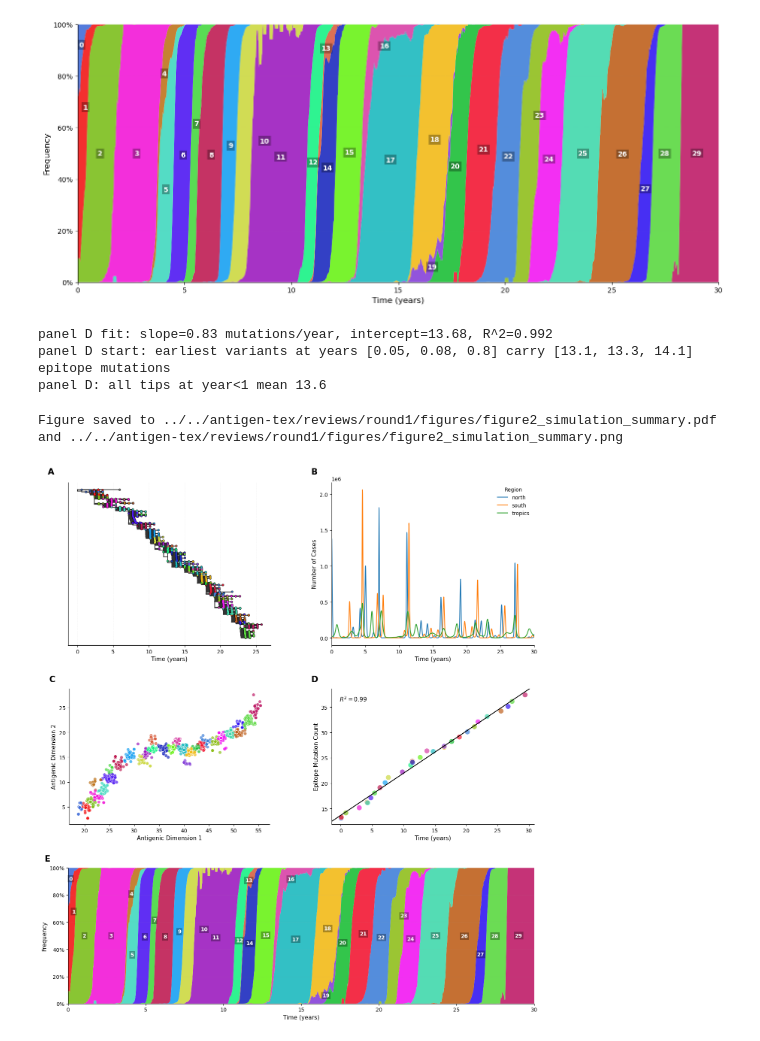
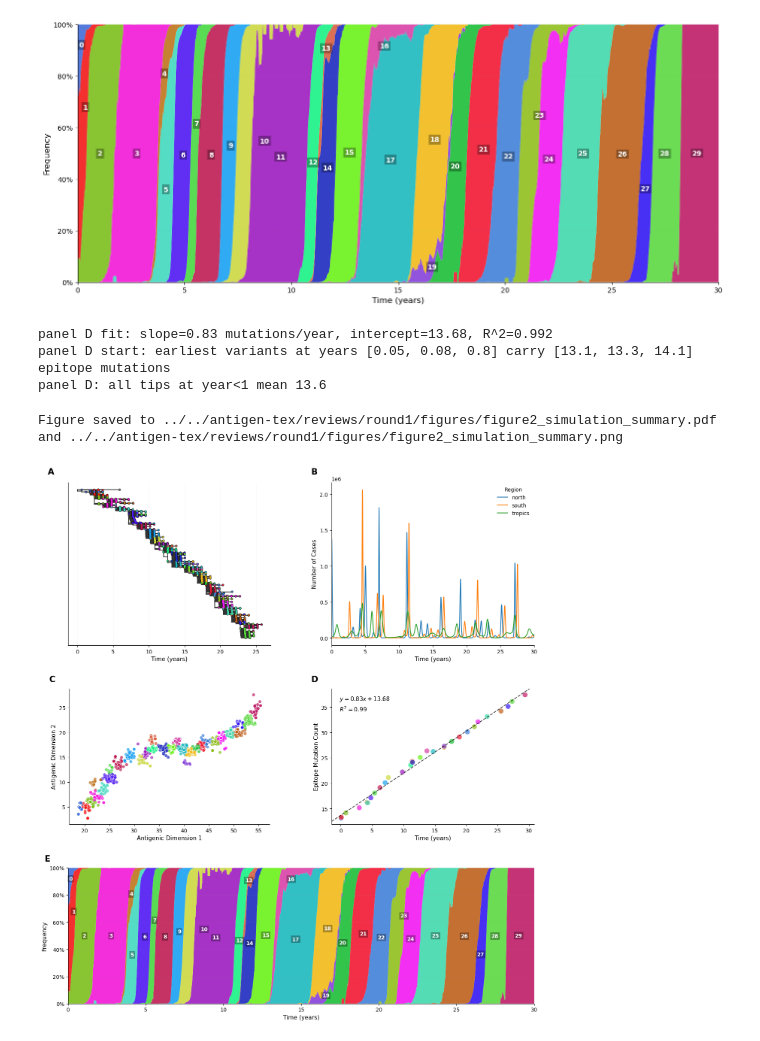
Before and after one commit to matsengrp/antigen-forecasting, a Jupyter notebook: notebooks/manuscript-figure-2-simulation-summary.ipynb, the cells around one changed output. Saved outputs shown, nothing was run; the diff lists cells and outputs as text; code cells hidden in the pictures.

```diff
--- a/notebooks/manuscript-figure-2-simulation-summary.ipynb
+++ b/notebooks/manuscript-figure-2-simulation-summary.ipynb
@@ -568,10 +568,16 @@ epi_pred = epi_slope * epi_fit_x + epi_intercept
 epi_ss_res = float(((epi_fit_y - epi_pred) ** 2).sum())
 epi_ss_tot = float(((epi_fit_y - epi_fit_y.mean()) ** 2).sum())
 epi_r2 = 1.0 - epi_ss_res / epi_ss_tot
-ax_epi.axline((0.0, epi_intercept), slope=epi_slope, color='black', linewidth=1.5, zorder=1)
+ax_epi.axline(
+    (0.0, epi_intercept), slope=epi_slope,
+    color='black', linestyle='--', linewidth=1.5, alpha=0.7, zorder=1,
+)
+# Fitted equation above the goodness of fit, so the slope is readable off the
+# panel rather than only from the caption.
 ax_epi.text(
-    0.04, 0.95, f'$R^2 = {epi_r2:.2f}$',
-    transform=ax_epi.transAxes, ha='left', va='top', fontsize=11,
+    0.04, 0.95,
+    f'$y = {epi_slope:.2f}x + {epi_intercept:.2f}$\n$R^2 = {epi_r2:.2f}$',
+    transform=ax_epi.transAxes, ha='left', va='top', fontsize=11, linespacing=1.5,
 )
 print(f'panel D fit: slope={epi_slope:.2f} mutations/year, intercept={epi_intercept:.2f}, R^2={epi_r2:.3f}')
 _first = variant_summary.nsmallest(3, 'year')
@@ -624,31 +630,31 @@ for i, variant in enumerate(variants_reversed):
                 mid_year, y_middle, str(variant),
                 color='white', fontweight='bold', fontsize=10,
                 ha='center', va='center',
                 bbox=dict(facecolor='black', alpha=0.3, edgecolor='none', pad=2)
             )
 
 ax_freq.set_xlim(0, 30)
 ax_freq.set_ylim(0, 1)
 ax_freq.set_ylabel('Frequency', fontsize=11)
 ax_freq.set_xlabel('Time (years)', fontsize=11)
 ax_freq.yaxis.set_major_formatter(plt.FuncFormatter(lambda y, _: f'{int(y*100)}%'))
 ax_freq.spines['top'].set_visible(False)
 ax_freq.spines['right'].set_visible(False)
 ax_freq.grid(axis='y', alpha=0.3, linestyle=':', linewidth=0.5)
 ax_freq.text(-0.05, 1.05, 'E', transform=ax_freq.transAxes, fontsize=16, fontweight='bold')
 
 plt.tight_layout()
 
 # Save figure
 save_path = '../../antigen-tex/reviews/round1/figures/figure2_simulation_summary'
 plt.savefig(f'{save_path}.pdf', dpi=300, bbox_inches='tight')
 plt.savefig(f'{save_path}.png', dpi=300, bbox_inches='tight')
 print(f"Figure saved to {save_path}.pdf and {save_path}.png")
 
 plt.show()
 # %% [output]
 panel D fit: slope=0.83 mutations/year, intercept=13.68, R^2=0.992
 panel D start: earliest variants at years [0.05, 0.08, 0.8] carry [13.1, 13.3, 14.1] epitope mutations
 panel D: all tips at year<1 mean 13.6
 Figure saved to ../../antigen-tex/reviews/round1/figures/figure2_simulation_summary.pdf and ../../antigen-tex/reviews/round1/figures/figure2_simulation_summary.png
-[figure, old version]
+[figure, new version]
```
Also changed, not shown: 1 other file.
